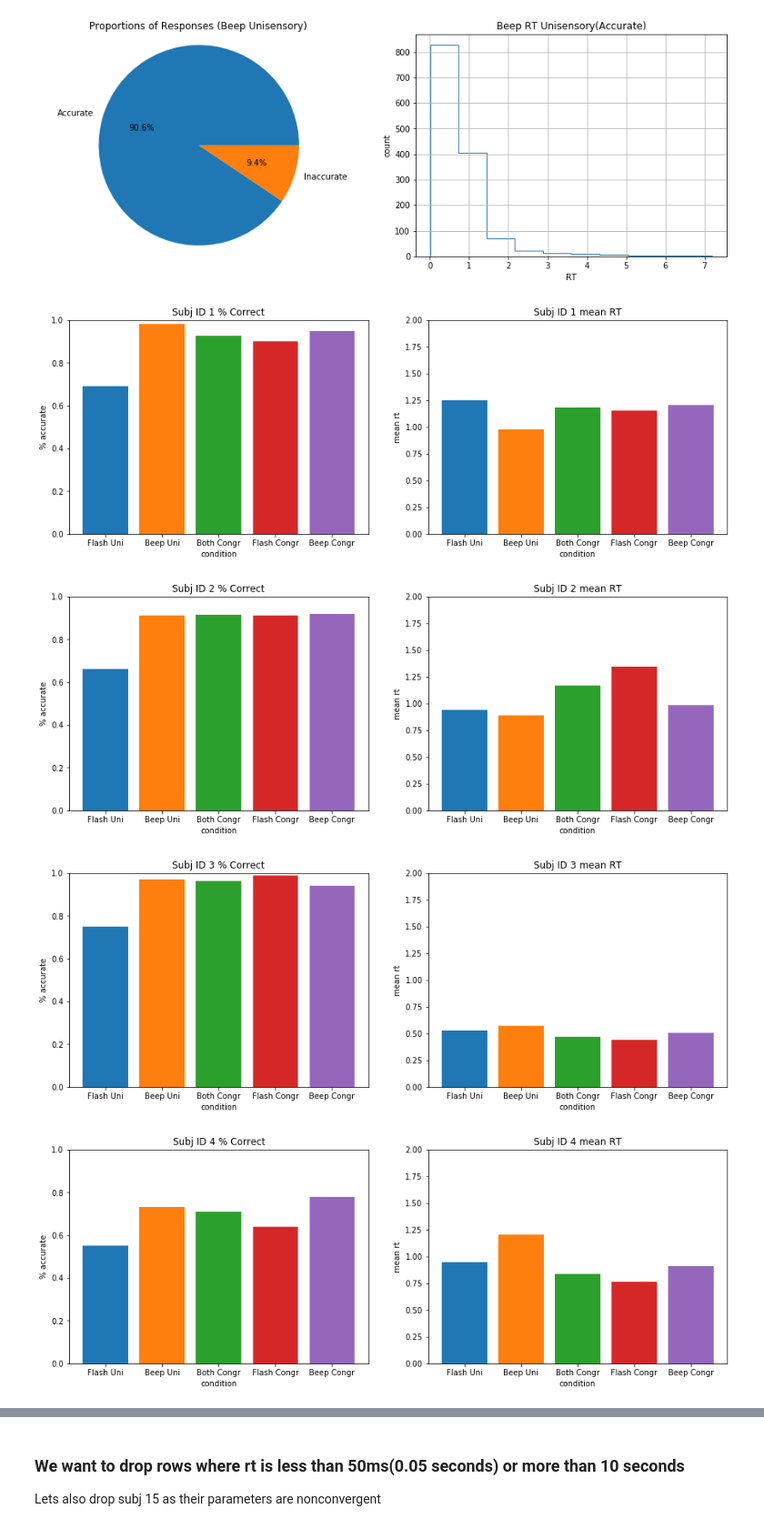
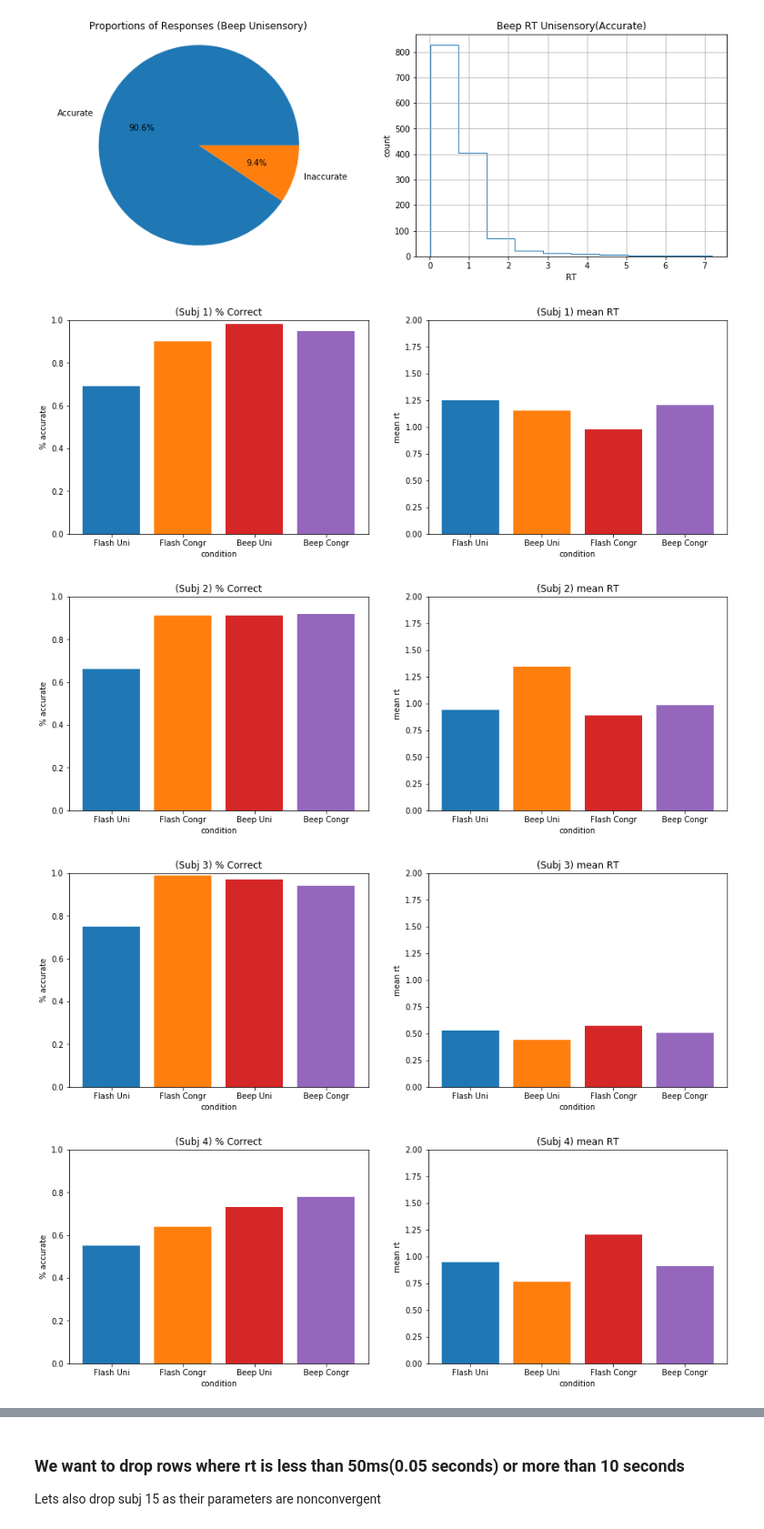
Before and after one commit to chauedwin/NumerosityHDDM, a Jupyter notebook: NewExperiment.ipynb, the cells around one changed output, grey strips where cells are left out. Shown at 91% size. Drawn from its saved outputs; the diff is of its cells as text; code cells hidden in the pictures.

```diff
--- a/NewExperiment.ipynb
+++ b/NewExperiment.ipynb
@@ -176,23 +176,23 @@ def plotbars(flashuni, beepuni, flashcongr, beepcongr, title1, title2, subjid =
     beepuniacc = beepuni['acc'].mean()
     flashcongracc = flashcongr['acc'].mean()
     beepcongracc = beepcongr['acc'].mean()
-    allcongracc = (flashcongracc + beepcongracc) / 2
+    #allcongracc = (flashcongracc + beepcongracc) / 2
 
     ax = fig.add_subplot(121, xlabel='condition', ylabel='% accurate', title=title1)
-    objects = ('Flash Uni', 'Beep Uni', 'Both Congr', 'Flash Congr', 'Beep Congr')
+    objects = ('Flash Uni',  'Flash Congr', 'Beep Uni', 'Beep Congr')
     y_pos = np.arange(len(objects))
-    performance = [flashuniacc, beepuniacc, allcongracc, flashcongracc, beepcongracc]
+    performance = [flashuniacc, flashcongracc, beepuniacc, beepcongracc]
 
-    if(subjid == 0):
+    if(subjid == -1):
         flashuniaccerr = calcstderr(flashuni, 'acc')
         beepuniaccerr = calcstderr(beepuni, 'acc')
         flashcongraccerr = calcstderr(flashcongr, 'acc')
         beepcongraccerr = calcstderr(beepcongr, 'acc')
-        allcongraccerr = (flashcongraccerr + beepcongraccerr) / 2
-        plt.bar(y_pos, performance, yerr=[flashuniaccerr, beepuniaccerr, allcongraccerr, flashcongraccerr, beepcongraccerr],
-                color=['#1f77b4', '#ff7f0e', '#2ca02c', '#d62728', '#9467bd'], ecolor='black', capsize=10)
+        #allcongraccerr = (flashcongraccerr + beepcongraccerr) / 2
+        plt.bar(y_pos, performance, yerr=[flashuniaccerr, flashcongraccerr, beepuniaccerr, beepcongraccerr],
+                color=['#1f77b4', '#ff7f0e', '#d62728', '#9467bd'], ecolor='black', capsize=10)
     else:
-        plt.bar(y_pos, performance, color=['#1f77b4', '#ff7f0e', '#2ca02c', '#d62728', '#9467bd'], ecolor='black', capsize=10)
+        plt.bar(y_pos, performance, color=['#1f77b4', '#ff7f0e', '#d62728', '#9467bd'], ecolor='black', capsize=10)
 
     plt.xticks(y_pos, objects)
     plt.ylim([0,1])
@@ -202,34 +202,34 @@ def plotbars(flashuni, beepuni, flashcongr, beepcongr, title1, title2, subjid =
     beepunirt = beepuni.loc[beepuni['acc'] == 1]['rt'].mean()
     flashcongrrt = flashcongr.loc[flashcongr['acc'] == 1]['rt'].mean()
     beepcongrrt = beepcongr.loc[beepcongr['acc'] == 1]['rt'].mean()
-    allcongrrt = (flashcongrrt + beepcongrrt) / 2
+    #allcongrrt = (flashcongrrt + beepcongrrt) / 2
 
     ax = fig.add_subplot(122, xlabel='condition', ylabel='mean rt', title=title2)
-    objects = ('Flash Uni', 'Beep Uni', 'Both Congr', 'Flash Congr', 'Beep Congr')
+    objects = ('Flash Uni', 'Beep Uni', 'Flash Congr', 'Beep Congr')
     y_pos = np.arange(len(objects))
-    performance = [flashunirt, beepunirt, allcongrrt, flashcongrrt, beepcongrrt]
+    performance = [flashunirt, flashcongrrt, beepunirt, beepcongrrt]
 
     if (subjid == -1):
         flashunirterr = calcstderr(flashuni, 'rt')
         beepunirterr = calcstderr(beepuni, 'rt')
         flashcongrrterr = calcstderr(flashcongr, 'rt')
         beepcongrrterr = calcstderr(beepcongr, 'rt')
-        allcongrrterr = (flashcongrrterr + beepcongrrterr) / 2
-        plt.bar(y_pos, performance, yerr=[flashunirterr, beepunirterr, allcongrrterr, flashcongrrterr, beepcongrrterr],
-                color=['#1f77b4', '#ff7f0e', '#2ca02c', '#d62728', '#9467bd'], ecolor='black', capsize=10)
+        #allcongrrterr = (flashcongrrterr + beepcongrrterr) / 2
+        plt.bar(y_pos, performance, yerr=[flashunirterr, flashcongrrterr, beepunirterr, beepcongrrterr],
+                color=['#1f77b4', '#ff7f0e', '#d62728', '#9467bd'], ecolor='black', capsize=10)
     else:
-        plt.bar(y_pos, performance, color=['#1f77b4', '#ff7f0e', '#2ca02c', '#d62728', '#9467bd'], ecolor='black', capsize=10)
+        plt.bar(y_pos, performance, color=['#1f77b4', '#ff7f0e', '#d62728', '#9467bd'], ecolor='black', capsize=10)
 
     plt.xticks(y_pos, objects)
     plt.ylim([0,2])
 # %%
 for i in np.arange(max(unif['subj_idx'])):
-    plotbars(unif, unib, congrf, congrb, "Subj ID " + str(int(i + 1)) + " % Correct",
-             "Subj ID " + str(int(i + 1)) + " mean RT", int(i + 1))
+    plotbars(unif, unib, congrf, congrb, "(Subj " + str(int(i + 1)) + ") % Correct",
+             "(Subj " + str(int(i + 1)) + ") mean RT", int(i + 1))
 
 plotbars(unif, unib, congrf, congrb, "Percent Correct", "mean RT")
 # %% [output]
-[figure, old version]
+[figure, new version]
-[figure, old version]
+[figure, new version]
-[figure, old version]
+[figure, new version]
-[figure, old version]
+[figure, new version]
```
Also changed, not shown: parts of 1 cell of this notebook, 24 other files.
